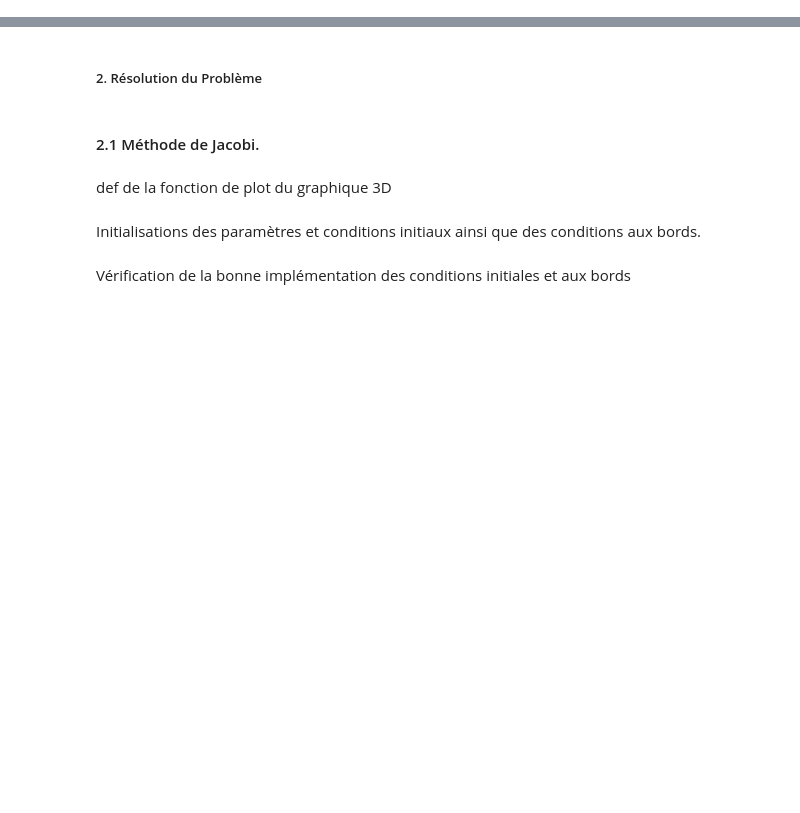
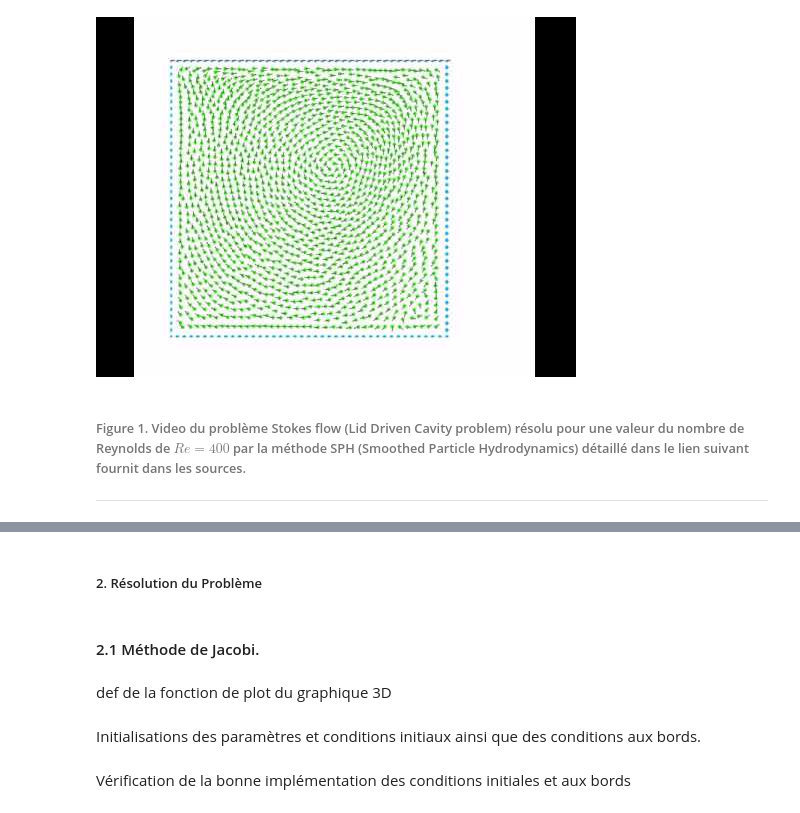
Before and after one commit to ServranckxChristophe/numerical-mooc, a Jupyter notebook: working/Stokes_flow.ipynb, the cells around one changed output, grey strips where cells are left out. Drawn from its saved outputs; the diff is of its cells as text; code cells hidden in the pictures; blank space fills up the shorter version.

```diff
--- a/working/Stokes_flow.ipynb
+++ b/working/Stokes_flow.ipynb
@@ -222,0 +28,9 @@ $$
+# %%
+from IPython.display import YouTubeVideo
+YouTubeVideo('VFwK2BsWcOc')
+# %% [output]
+[figure, added]
+# %% [markdown]
+###### Figure 1. Video du problème Stokes flow (Lid Driven Cavity problem) résolu pour une valeur du nombre de Reynolds de $Re = 400$ par la méthode SPH (Smoothed Particle Hydrodynamics) détaillé dans le lien suivant fournit dans les sources.
+
+---
```
Also changed, not shown: parts of 16 cells of this notebook.
